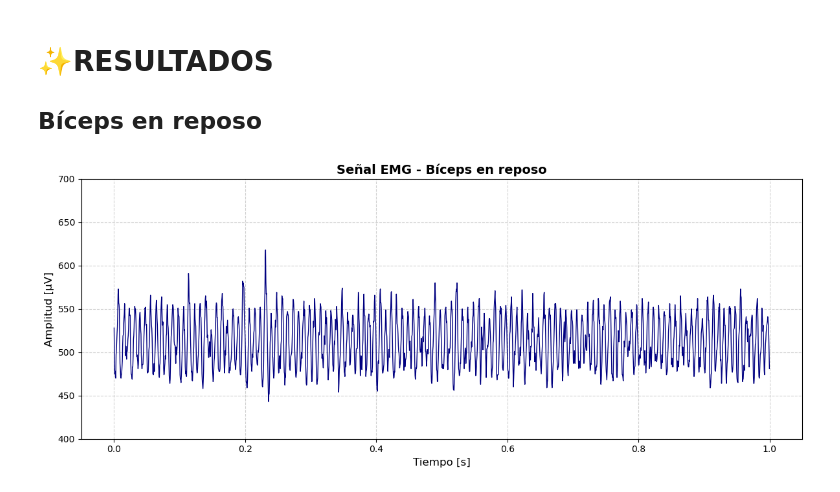
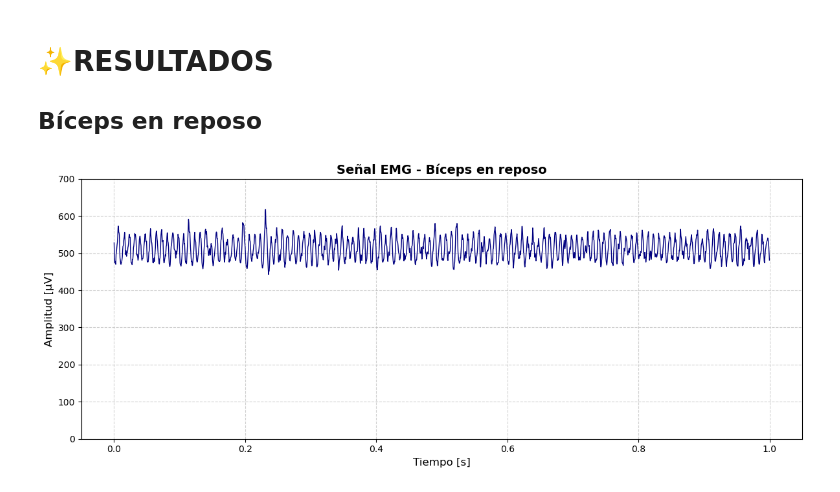
Before and after one commit to angelcebrianupch/GRUPO-02-ISB-2025-II, a Jupyter notebook: Laboratorios/Laboratorio 3 - Reporte EMG/reporte_emg.ipynb, the cells around one changed output. Saved outputs shown, nothing was run; the diff lists cells and outputs as text; code cells hidden in the pictures.

```diff
--- a/Laboratorios/Laboratorio 3 - Reporte EMG/reporte_emg.ipynb
+++ b/Laboratorios/Laboratorio 3 - Reporte EMG/reporte_emg.ipynb
@@ -4,28 +4,28 @@
 # %%
 import numpy as np
 import matplotlib.pyplot as plt
 
 # Cargar archivo
 data = np.loadtxt("Data_EMG/biceps reposo.txt")
 
-# Seleccionar la columna 5 (índice 5 en Python → sexta columna)
+# Seleccionar la columna 5 (para poder eliminar valores pequeños o ceros)
 signal = data[:, 5]
 
-fs = 2000  # frecuencia de muestreo (ajústala si es distinta)
+fs = 2000  # frecuencia de muestreo
 t = np.arange(len(signal)) / fs
 
 # Graficar
 plt.figure(figsize=(12,5))
 plt.plot(t[:2000], signal[:2000], color="navy", linewidth=1)
 
 plt.title("Señal EMG - Bíceps en reposo", fontsize=14, fontweight="bold")
 plt.xlabel("Tiempo [s]", fontsize=12)
 plt.ylabel("Amplitud [µV]", fontsize=12)
 
-# Acotar el eje Y para que se vea como tu imagen 2
-plt.ylim(400, 700)
+# Acotar el eje Y
+plt.ylim(0, 700)
 plt.grid(True, linestyle="--", alpha=0.6)
 plt.tight_layout()
 plt.show()
 # %% [output]
-[figure, old version]
+[figure, new version]
```
